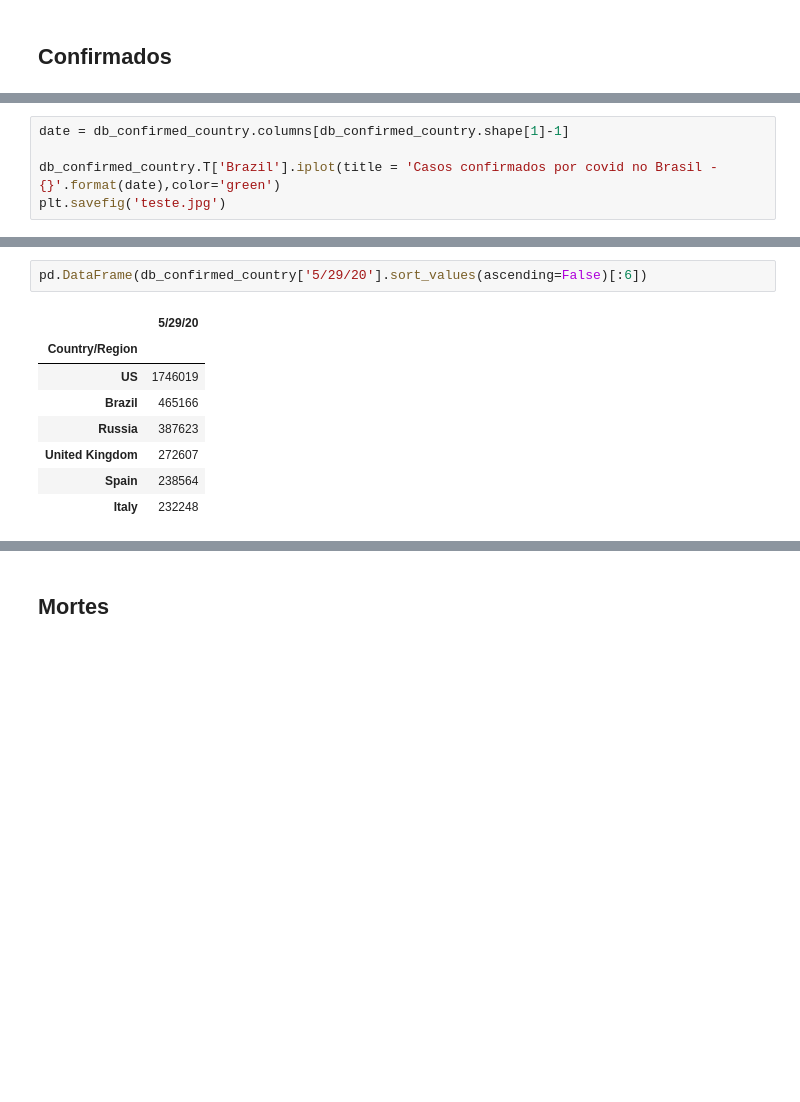
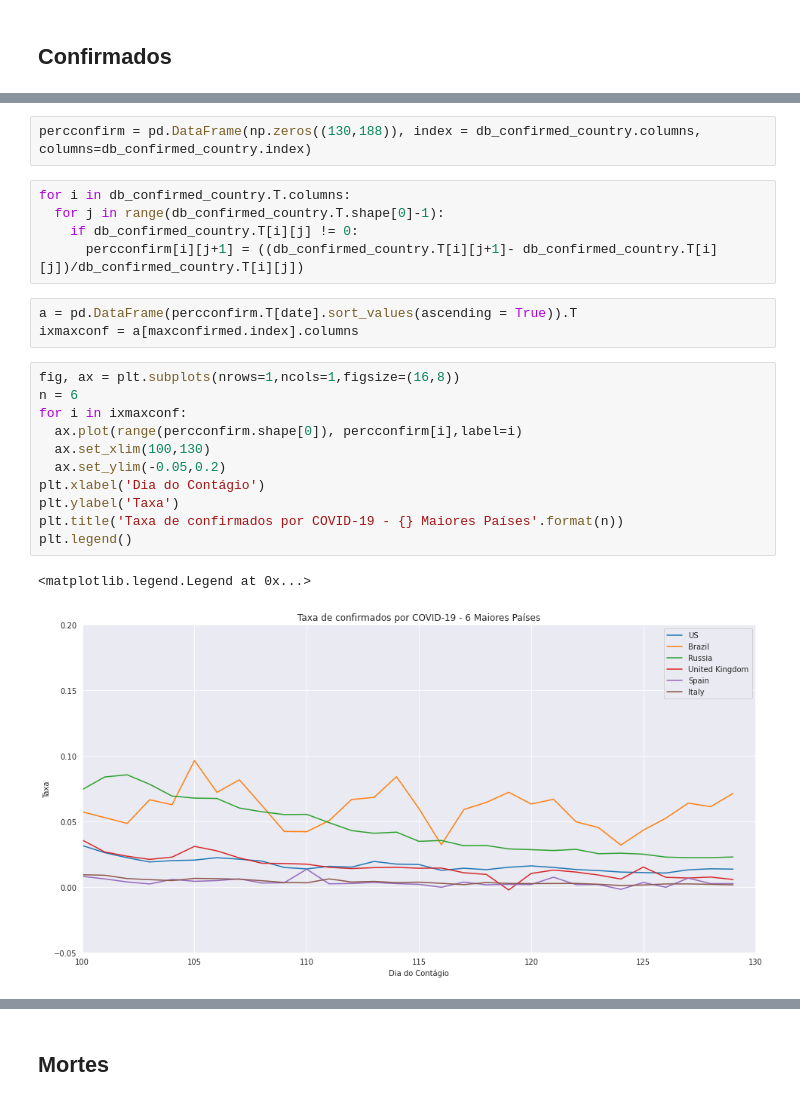
Before and after one commit to Manuelfjr/Covid19, a Jupyter notebook: code/Covid_19.ipynb, the cells around one changed output, grey strips where cells are left out. Saved outputs shown, nothing was run; the diff lists cells and outputs as text; blank space fills up the shorter version.

```diff
--- a/code/Covid_19.ipynb
+++ b/code/Covid_19.ipynb
@@ -41,5 +63,0 @@ plt.savefig('confirmedcovid.png')
-# %%
-date = db_confirmed_country.columns[db_confirmed_country.shape[1]-1]
-
-db_confirmed_country.T['Brazil'].iplot(title = 'Casos confirmados por covid no Brasil - {}'.format(date),color='green')
-plt.savefig('teste.jpg')
@@ -49,11 +64,24 @@ plt.savefig('teste.jpg')
-# %%
-pd.DataFrame(db_confirmed_country['5/29/20'].sort_values(ascending=False)[:6])
-# %% [output]
-|  | 5/29/20 |
-| Country/Region |  |
-| US | 1746019 |
-| Brazil | 465166 |
-| Russia | 387623 |
-| United Kingdom | 272607 |
-| Spain | 238564 |
-| Italy | 232248 |
+# %%
+percconfirm = pd.DataFrame(np.zeros((130,188)), index = db_confirmed_country.columns, columns=db_confirmed_country.index)
+# %%
+for i in db_confirmed_country.T.columns:
+  for j in range(db_confirmed_country.T.shape[0]-1):
+    if db_confirmed_country.T[i][j] != 0:
+      percconfirm[i][j+1] = ((db_confirmed_country.T[i][j+1]- db_confirmed_country.T[i][j])/db_confirmed_country.T[i][j])
+# %%
+a = pd.DataFrame(percconfirm.T[date].sort_values(ascending = True)).T
+ixmaxconf = a[maxconfirmed.index].columns
+# %%
+fig, ax = plt.subplots(nrows=1,ncols=1,figsize=(16,8))
+n = 6
+for i in ixmaxconf:
+  ax.plot(range(percconfirm.shape[0]), percconfirm[i],label=i)
+  ax.set_xlim(100,130)
+  ax.set_ylim(-0.05,0.2)
+plt.xlabel('Dia do Contágio')
+plt.ylabel('Taxa')
+plt.title('Taxa de confirmados por COVID-19 - {} Maiores Países'.format(n))
+plt.legend()
+# %% [output]
+<matplotlib.legend.Legend at 0x...>
+[figure, added]
```
Also changed, not shown: parts of 29 cells of this notebook.
